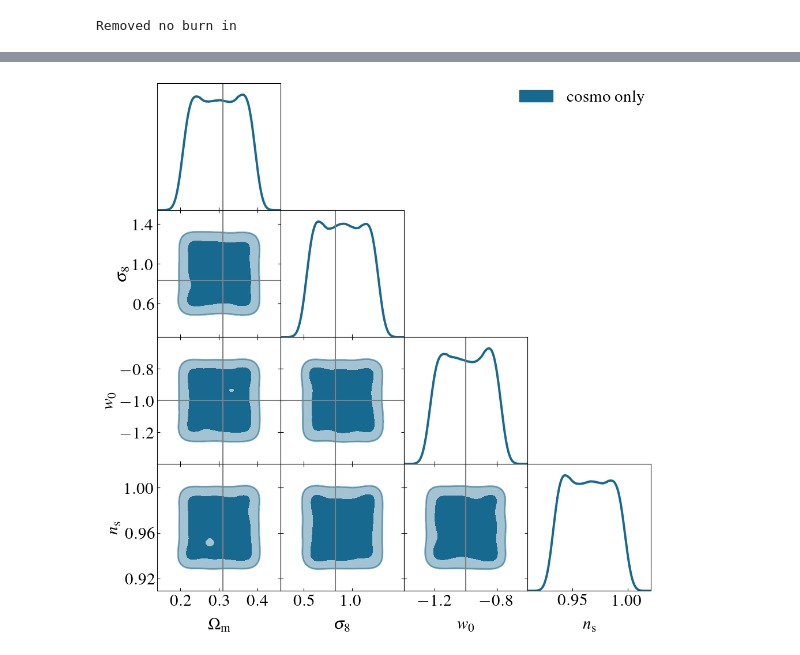
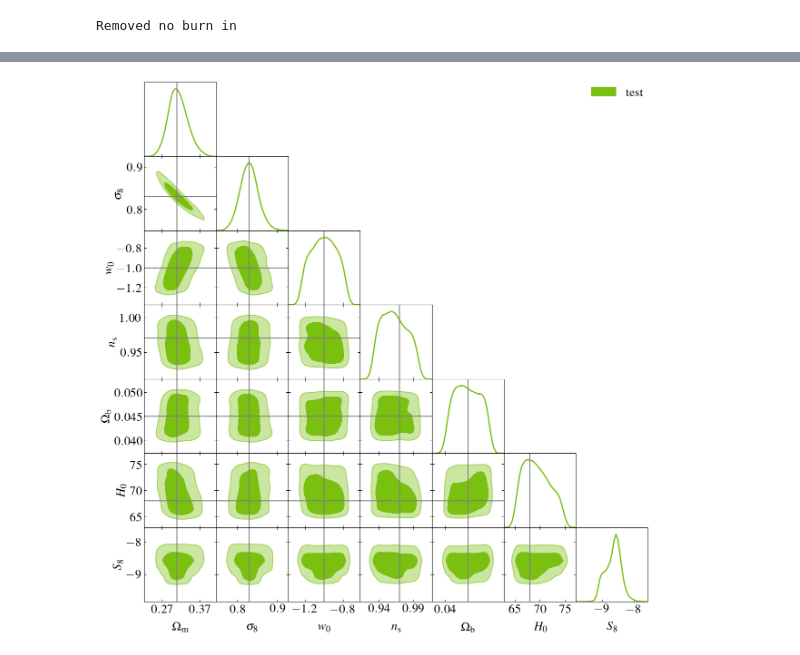
Before and after one commit to joezuntz/ridges_toolkit, a Jupyter notebook: emu/notebooks/plot_posteriors.ipynb, the cells around one changed output, grey strips where cells are left out. Drawn from its saved outputs; the diff is of its cells as text; code cells hidden in the pictures.

```diff
--- a/emu/notebooks/plot_posteriors.ipynb
+++ b/emu/notebooks/plot_posteriors.ipynb
@@ -30,12 +30,16 @@ def read_last_header_line(file_path):
         return []
 # %%
 file_paths = [
-    'test_cosmo_only.txt',
+    'test_with_AH_corr_parallel_cosmo_only.txt',
     ]
+
 legend_labels = [
-    'cosmo only'
+    'test'
     ]
-savename = 'cosmo_only_run'
+
+savename = 'MGL_GGL_vs_ridges_cosmoonly_GGLcov_conservative_cuts'
+
+add_S8 = True
 # %%
 n_samples = len(file_paths)
 chains_info = {}
@@ -55,6 +59,30 @@ for i in range(n_samples):
         chains_info[i]['pars'][indexOmbh2] = 'Omega_b'
         chains_info[0]['pars'][indexOmbh2] = 'Omega_b'
 
+    if 'h' in chains_info[i]['pars']:
+        indexh = chains_info[i]['pars'].index('h')
+        chains_info[i]['chain'][:,indexh] *= 100
+        chains_info[i]['pars'][indexh] = 'H0'
+
+    if 'n_s' in chains_info[i]['pars']:
+        indexns = chains_info[i]['pars'].index('n_s')
+        chains_info[i]['pars'][indexns] = 'ns'
+
+    if 'sigma8_cb' in chains_info[i]['pars']:
+        indexns = chains_info[i]['pars'].index('sigma8_cb')
+        chains_info[i]['pars'][indexns] = 'sigma8'
+
+    if add_S8:
+        if 'sigma8' in chains_info[i]['pars'] and 'Omega_m' in chains_info[i]['pars']:
+            index_sigma8 = chains_info[i]['pars'].index('sigma8')
+            index_Omega_m = chains_info[i]['pars'].index('Omega_m')
+            S8 = chains_info[i]['chain'][:, index_sigma8] * (chains_info[i]['chain'][:, index_Omega_m]/0.3)**0.5
+            chains_info[i]['chain'] = np.column_stack((chains_info[i]['chain'], S8))
+            chains_info[i]['pars'].append('S8')
+        else:
+            print(f"Warning: 'sigma8' or 'Omega_m' not found in chain {i}. Cannot compute S8.")
+
+
 samples = []
 for i in range(n_samples):
     samples.append(
@@ -71,12 +99,12 @@ Removed no burn in
 # %%
 ModelPars = chains_info[0]['pars']
 # %%
-colors = ['#18698F', '#7AC011', '#FF7083', '#940014', '#99D4E5']
+colors = ['#7AC011', '#18698F', '#FF7083', '#940014', '#99D4E5']
 
 from matplotlib import rc
 rc('text', usetex=True)
 rc('font',**{'family':'serif','serif':['Times']})
-g = getdist.plots.getSubplotPlotter(subplot_size=2.5) #1.5)
+g = getdist.plots.getSubplotPlotter(subplot_size=1.8) #2.5)
 
 plt.rcParams.update({'font.size':16})
 g.settings.legend_fontsize = 23
@@ -114,4 +142,5 @@ ax = g.subplots[num, num]
 annotation_text = ''
 ax.annotate(annotation_text, (1.8, 0.8), xycoords='axes fraction', clip_on=False, fontsize=23)
 plt.savefig(f'../figs/{savename}.pdf')
+# plt.show()
 # %% [output]
@@ -118 +148 @@ plt.savefig(f'../figs/{savename}.pdf')
-[figure, old version]
+[figure, new version]
```
Also changed, not shown: parts of 1 cell of this notebook, 4 other files.
